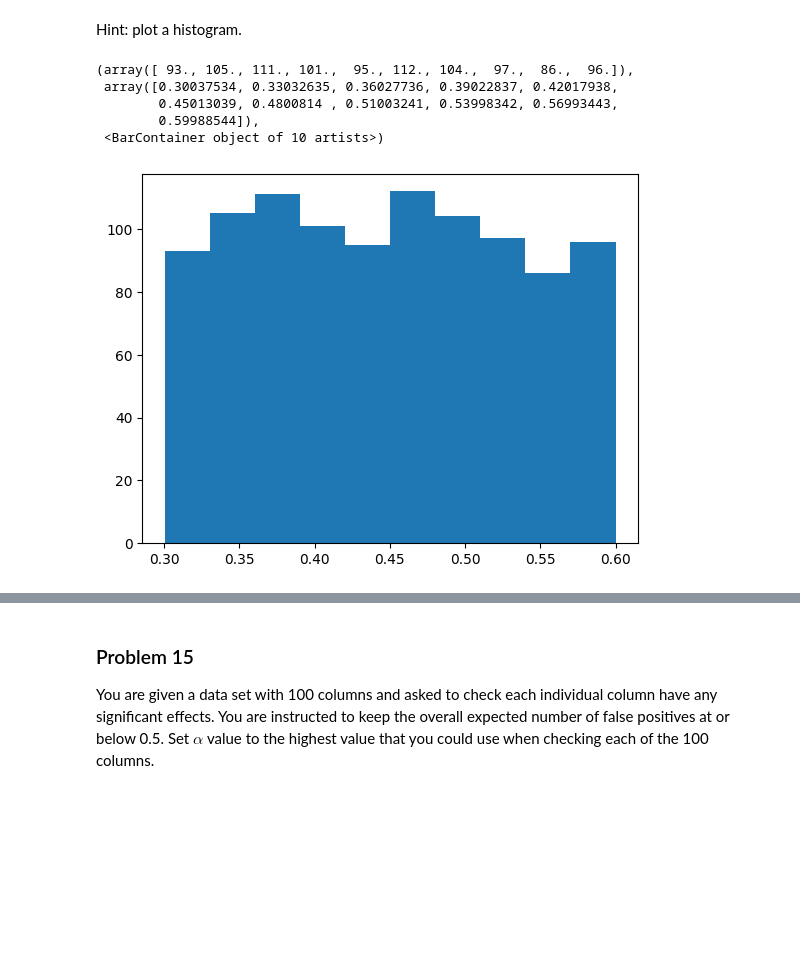
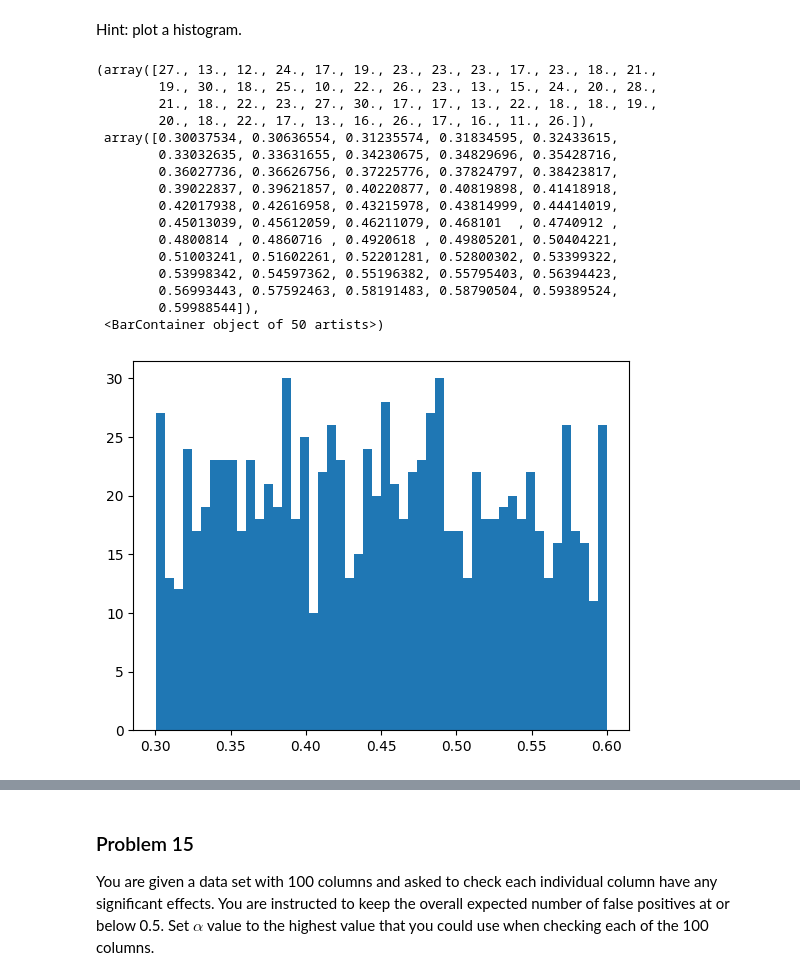
Before and after one commit to reynolkb-bu/dx601-homework-07, a Jupyter notebook: homework.ipynb, the cells around one changed output, grey strips where cells are left out. Saved outputs shown, nothing was run; the diff lists cells and outputs as text; code cells hidden in the pictures; blank space fills up the shorter version.

```diff
--- a/homework.ipynb
+++ b/homework.ipynb
@@ -624,14 +655,25 @@ q14 = [0.46261653, 0.56158988, 0.36701823, 0.47492479, 0.48778535,
        0.34342969, 0.50245068, 0.45599469, 0.59609523, 0.33186012,
        0.44380014, 0.32972224, 0.54246385, 0.59193153, 0.47568438]
 # %%
-plt.hist(q14)
+plt.hist(q14, bins=50)
 # %% [output]
-(array([ 93., 105., 111., 101.,  95., 112., 104.,  97.,  86.,  96.]),
- array([0.30037534, 0.33032635, 0.36027736, 0.39022837, 0.42017938,
-        0.45013039, 0.4800814 , 0.51003241, 0.53998342, 0.56993443,
+(array([27., 13., 12., 24., 17., 19., 23., 23., 23., 17., 23., 18., 21.,
+        19., 30., 18., 25., 10., 22., 26., 23., 13., 15., 24., 20., 28.,
+        21., 18., 22., 23., 27., 30., 17., 17., 13., 22., 18., 18., 19.,
+        20., 18., 22., 17., 13., 16., 26., 17., 16., 11., 26.]),
+ array([0.30037534, 0.30636554, 0.31235574, 0.31834595, 0.32433615,
+        0.33032635, 0.33631655, 0.34230675, 0.34829696, 0.35428716,
+        0.36027736, 0.36626756, 0.37225776, 0.37824797, 0.38423817,
+        0.39022837, 0.39621857, 0.40220877, 0.40819898, 0.41418918,
+        0.42017938, 0.42616958, 0.43215978, 0.43814999, 0.44414019,
+        0.45013039, 0.45612059, 0.46211079, 0.468101  , 0.4740912 ,
+        0.4800814 , 0.4860716 , 0.4920618 , 0.49805201, 0.50404221,
+        0.51003241, 0.51602261, 0.52201281, 0.52800302, 0.53399322,
+        0.53998342, 0.54597362, 0.55196382, 0.55795403, 0.56394423,
+        0.56993443, 0.57592463, 0.58191483, 0.58790504, 0.59389524,
         0.59988544]),
- <BarContainer object of 10 artists>)
+ <BarContainer object of 50 artists>)
-[figure, old version]
+[figure, new version]
 # %%
 # YOUR CHANGES HERE
 
```
Also changed, not shown: parts of 32 cells of this notebook.
